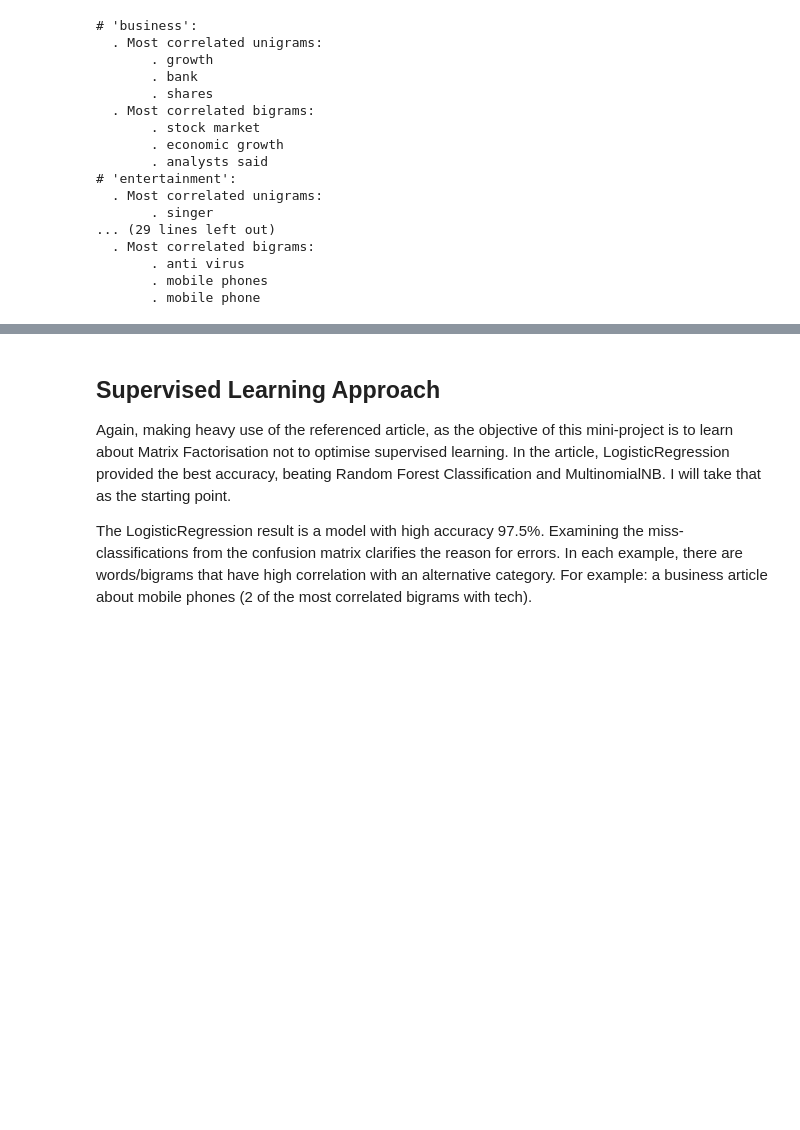
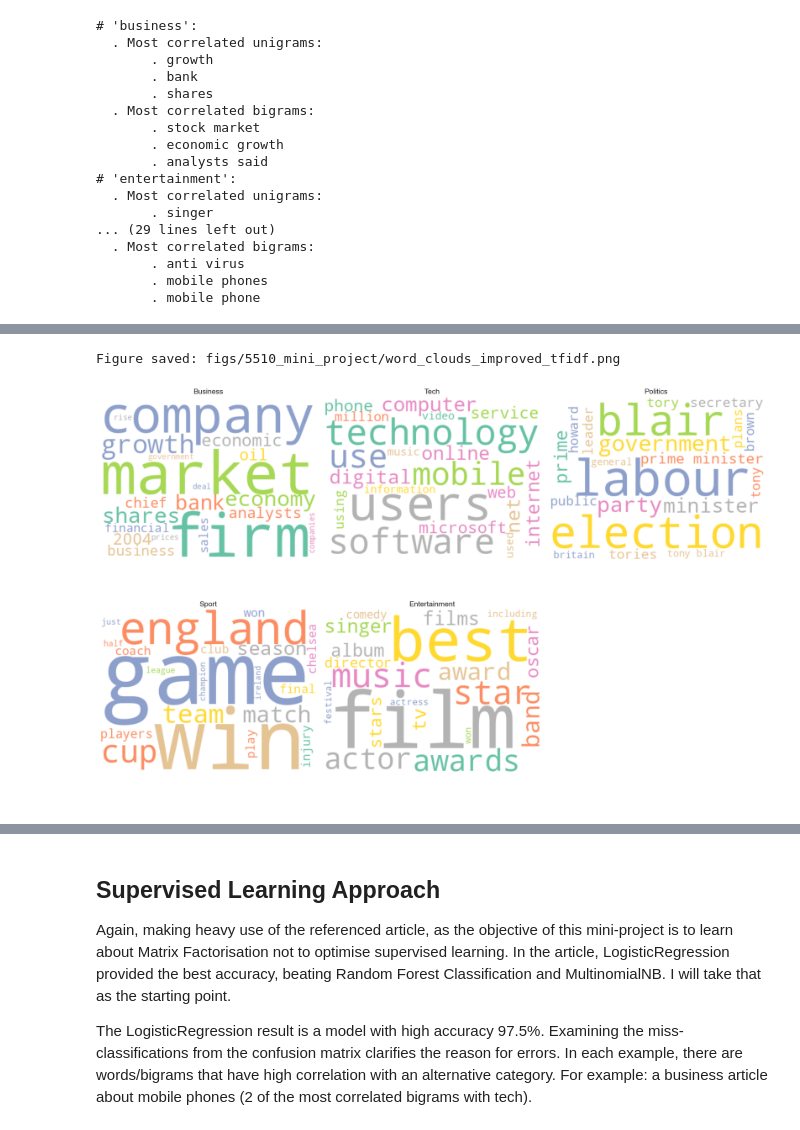
Before and after one commit to sean-coffey/ml-course-work, a Jupyter notebook: 5510_module4_mini_project.ipynb, the cells around one changed output, grey strips where cells are left out. Drawn from its saved outputs; the diff is of its cells as text; code cells hidden in the pictures; blank space fills up the shorter version.

Commit message:
DTSA 5510 - module 4 day one of mini project

```diff
--- a/5510_module4_mini_project.ipynb
+++ b/5510_module4_mini_project.ipynb
@@ -335,0 +298,35 @@ Figure saved: figs/5510_mini_project/tfidf_word_clouds_by_category.png
+# %%
+# Add domain-specific stop words that you've identified
+custom_stop_words = set(ENGLISH_STOP_WORDS) | {
+    'said', 'says', 'say', 'told', 'tells', 'tell',  # Reporting verbs
+    'mr', 'mrs', 'ms', 'dr',  # Titles
+    'one', 'two', 'three', 'first', 'second',  # Numbers/ordinals
+    'year', 'years', 'month', 'months', 'day', 'days',  # Generic time
+    'also', 'would', 'could', 'should', 'may', 'might',  # Modal verbs
+    'new', 'old', 'good', 'bad', 'big', 'small',  # Generic adjectives
+    'people', 'person', 'man', 'woman', 'men', 'women',  # Generic people
+    'time', 'way', 'country', 'world'  # Very general terms
+}
+# from debugging tfidf only accepts a list not a set
+if isinstance(custom_stop_words, set):
+    custom_stop_words = list(custom_stop_words)
+
+# Create improved TF-IDF vectorizer
+tfidf_improved = TfidfVectorizer(
+    sublinear_tf=True,
+    stop_words=custom_stop_words,
+    min_df=3,  # Appear in at least 3 documents
+    max_df=0.7,  # Appear in at most 70% of documents
+    ngram_range=(1, 2),
+    max_features=None,  #might come back to this one later, depending on NMF results
+    lowercase=True,
+    strip_accents='unicode'
+)
+
+features = tfidf_improved.fit_transform(train['Text'])
+feature_names = tfidf_improved.get_feature_names_out()
+
+plot_word_clouds(features, feature_names, filename="word_clouds_improved_tfidf")
+# %% [output]
+Figure saved: figs/5510_mini_project/word_clouds_improved_tfidf.png
+[figure, added]
```
Also changed, not shown: parts of 13 cells of this notebook.
